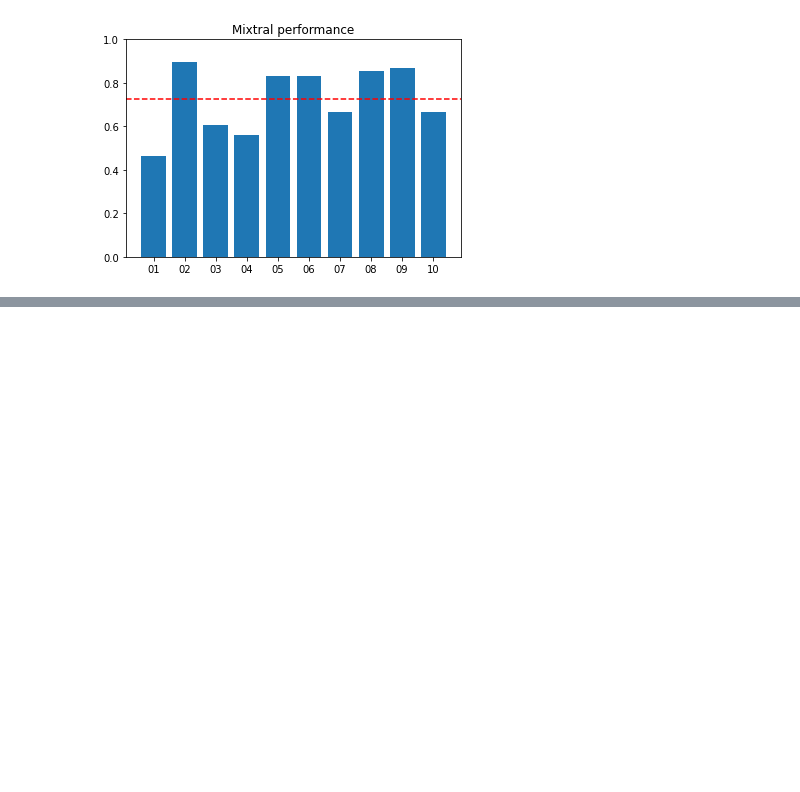
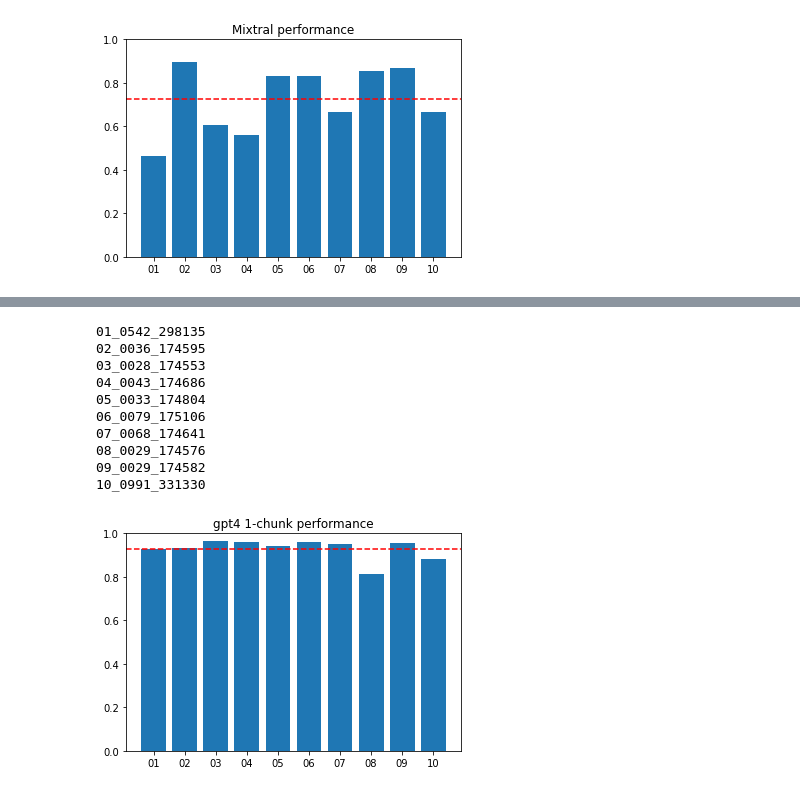
Before and after one commit to anniejain24/Diarization, a Jupyter notebook: diarized-labels-evaluation/levenshtein_diar_eval.ipynb, the cells around one changed output, grey strips where cells are left out. Cells and saved outputs as stored; diff of their text form; code cells hidden in the pictures; blank space fills up the shorter version.

```diff
--- a/diarized-labels-evaluation/levenshtein_diar_eval.ipynb
+++ b/diarized-labels-evaluation/levenshtein_diar_eval.ipynb
@@ -579,0 +634,5 @@ plt.show()
+# %%
+def save_scores(scores, ids, path = '/archive/shared/sim_center/shared/annie/levenshtein-scores/', run_name = 'gpt4'):
+    with open(path + run_name + ".txt", "w") as outfile:
+        for id in ids:
+            outfile.write('ID: ' + id + ', distance: ' + str(scores[id][0]) + ', similarity: ' + str(scores[id][1]) + '\n')
@@ -579,0 +663,22 @@ plt.show()
+# %%
+diar_path = '/archive/shared/sim_center/shared/annie/gpt4-1chunk/'
+g4_1chunk = eval_transcript(id_set1, diar_path=diar_path)
+save_scores(g4_1chunk, id_set1, run_name='gpt4_1chunk')
+g4_1 = np.mean([g4_1chunk[token][1] for token in g4_1chunk])
+plt.bar([id[:2] for id in id_set1], [g4_1chunk[token][1] for token in g4_1chunk])
+plt.axhline(y = g4_1, color = 'r', linestyle = '--')
+plt.ylim(0, 1)
+plt.title("gpt4 1-chunk performance")
+plt.show()
+# %% [output]
+01_0542_298135
+02_0036_174595
+03_0028_174553
+04_0043_174686
+05_0033_174804
+06_0079_175106
+07_0068_174641
+08_0029_174576
+09_0029_174582
+10_0991_331330
+[figure, added]
```
Also changed, not shown: parts of 12 cells of this notebook, 40 other files.
